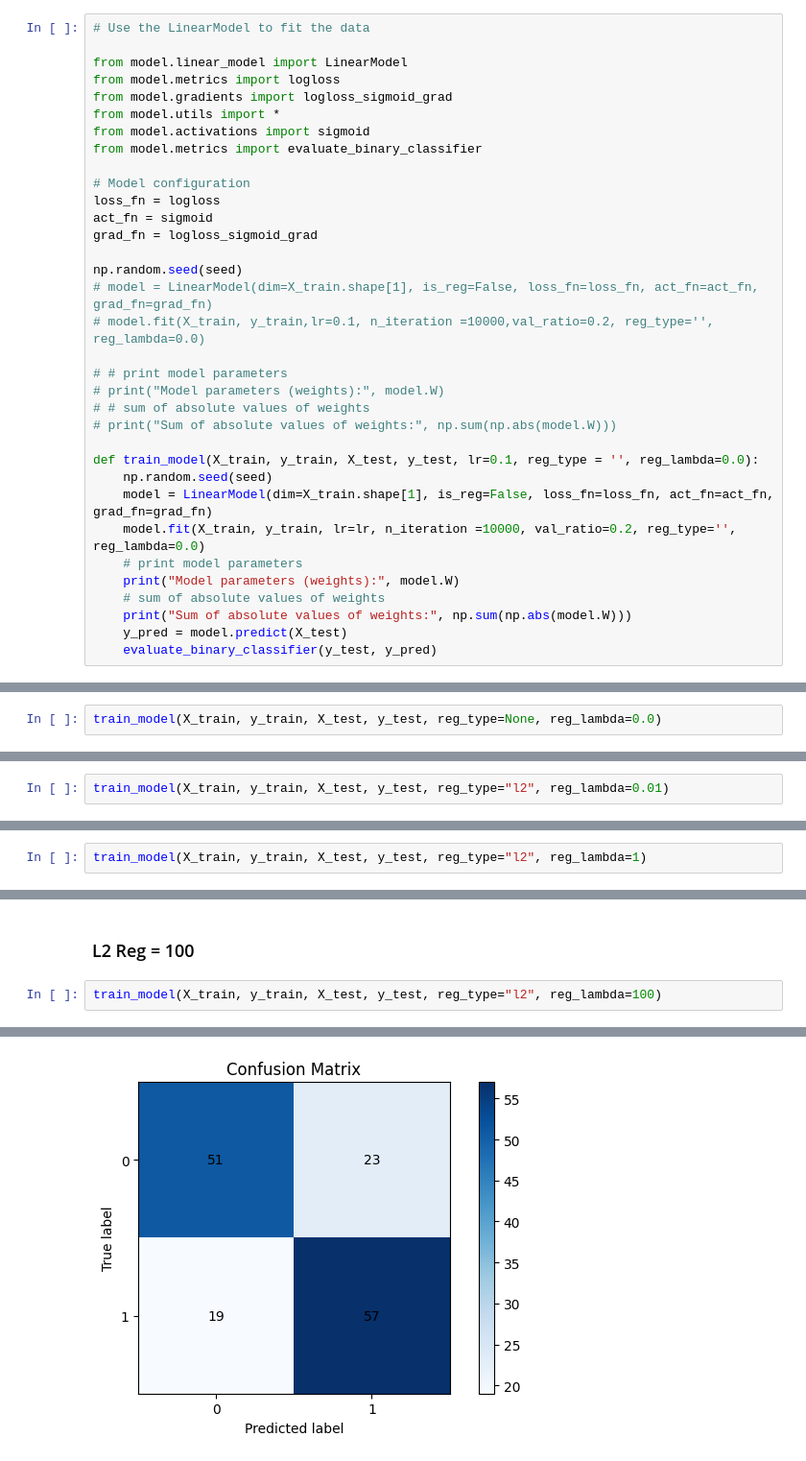
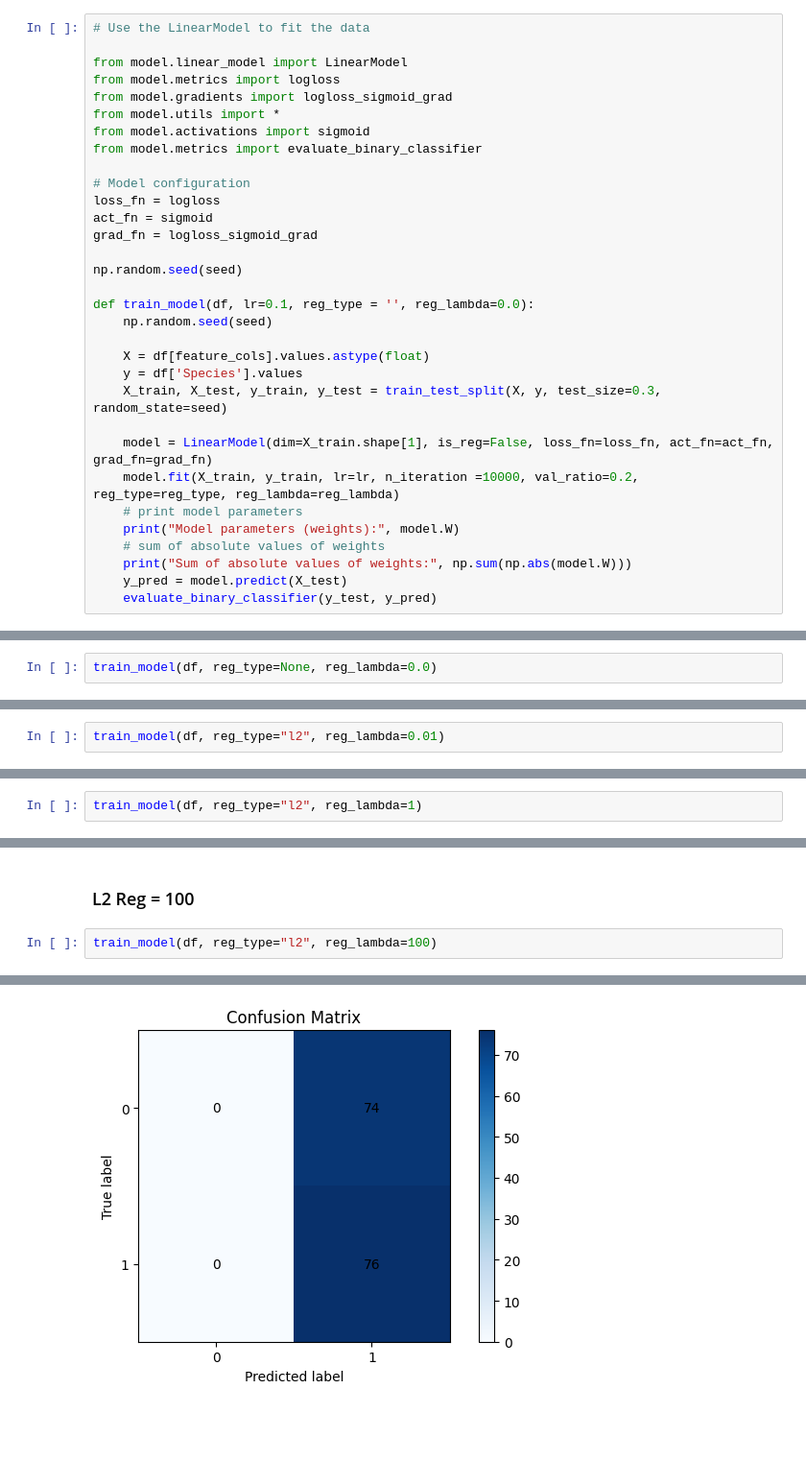
Before and after one commit to pinkypacman/DM2026-Assignment-1, a Jupyter notebook: Real_World_Classification.ipynb, the cells around one changed output, grey strips where cells are left out. Shown at 96% size. Saved outputs shown, nothing was run; the diff lists cells and outputs as text; blank space fills up the shorter version.

```diff
--- a/Real_World_Classification.ipynb
+++ b/Real_World_Classification.ipynb
@@ -221,18 +215,16 @@ act_fn = sigmoid
 grad_fn = logloss_sigmoid_grad
 
 np.random.seed(seed)
-# model = LinearModel(dim=X_train.shape[1], is_reg=False, loss_fn=loss_fn, act_fn=act_fn, grad_fn=grad_fn)
-# model.fit(X_train, y_train,lr=0.1, n_iteration =10000,val_ratio=0.2, reg_type='', reg_lambda=0.0)
 
-# # print model parameters
-# print("Model parameters (weights):", model.W)
-# # sum of absolute values of weights
-# print("Sum of absolute values of weights:", np.sum(np.abs(model.W)))
+def train_model(df, lr=0.1, reg_type = '', reg_lambda=0.0):
+    np.random.seed(seed)
 
-def train_model(X_train, y_train, X_test, y_test, lr=0.1, reg_type = '', reg_lambda=0.0):
-    np.random.seed(seed)
+    X = df[feature_cols].values.astype(float)
+    y = df['Species'].values
+    X_train, X_test, y_train, y_test = train_test_split(X, y, test_size=0.3, random_state=seed)
+
     model = LinearModel(dim=X_train.shape[1], is_reg=False, loss_fn=loss_fn, act_fn=act_fn, grad_fn=grad_fn)
-    model.fit(X_train, y_train, lr=lr, n_iteration =10000, val_ratio=0.2, reg_type='', reg_lambda=0.0)
+    model.fit(X_train, y_train, lr=lr, n_iteration =10000, val_ratio=0.2, reg_type=reg_type, reg_lambda=reg_lambda)
     # print model parameters
     print("Model parameters (weights):", model.W)
     # sum of absolute values of weights
@@ -242,7 +234,7 @@ def train_model(X_train, y_train, X_test, y_test, lr=0.1, reg_type = '', reg_lam
 # %% [markdown]
 ### No Regularization
 # %%
-train_model(X_train, y_train, X_test, y_test, reg_type=None, reg_lambda=0.0)
+train_model(df, reg_type=None, reg_lambda=0.0)
 # %% [output]
 50. Training loss: 0.6183886535310102, Val loss:0.638338191177124
 100. Training loss: 0.5960033921480784, Val loss:0.6229857283892484
@@ -283,5 +275,5 @@ F1-score  : 0.7308
 # %% [markdown]
 ### L2 Reg = 0.01
 # %%
-train_model(X_train, y_train, X_test, y_test, reg_type="l2", reg_lambda=0.01)
+train_model(df, reg_type="l2", reg_lambda=0.01)
 # %% [output]
@@ -324,5 +316,5 @@ F1-score  : 0.7308
 # %% [markdown]
 ### L2 Reg = 1
 # %%
-train_model(X_train, y_train, X_test, y_test, reg_type="l2", reg_lambda=1)
+train_model(df, reg_type="l2", reg_lambda=1)
 # %% [output]
@@ -365,5 +357,5 @@ F1-score  : 0.7308
 # %% [markdown]
 ### L2 Reg = 100
 # %%
-train_model(X_train, y_train, X_test, y_test, reg_type="l2", reg_lambda=100)
+train_model(df, reg_type="l2", reg_lambda=100)
 # %% [output]
@@ -405 +397 @@ F1-score  : 0.7308
-[figure, old version]
+[figure, new version]
```
Also changed, not shown: parts of 8 cells of this notebook, 3 other files.
